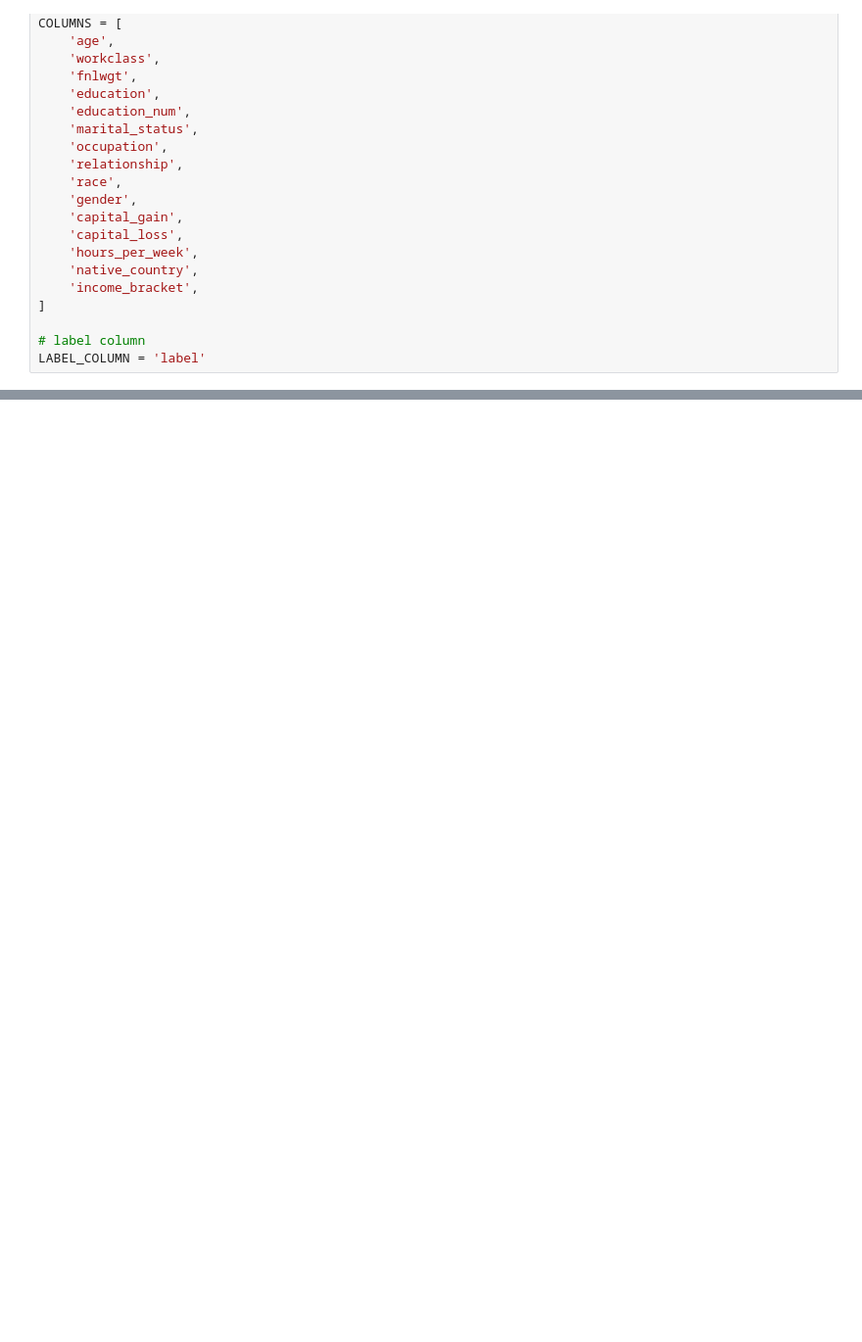
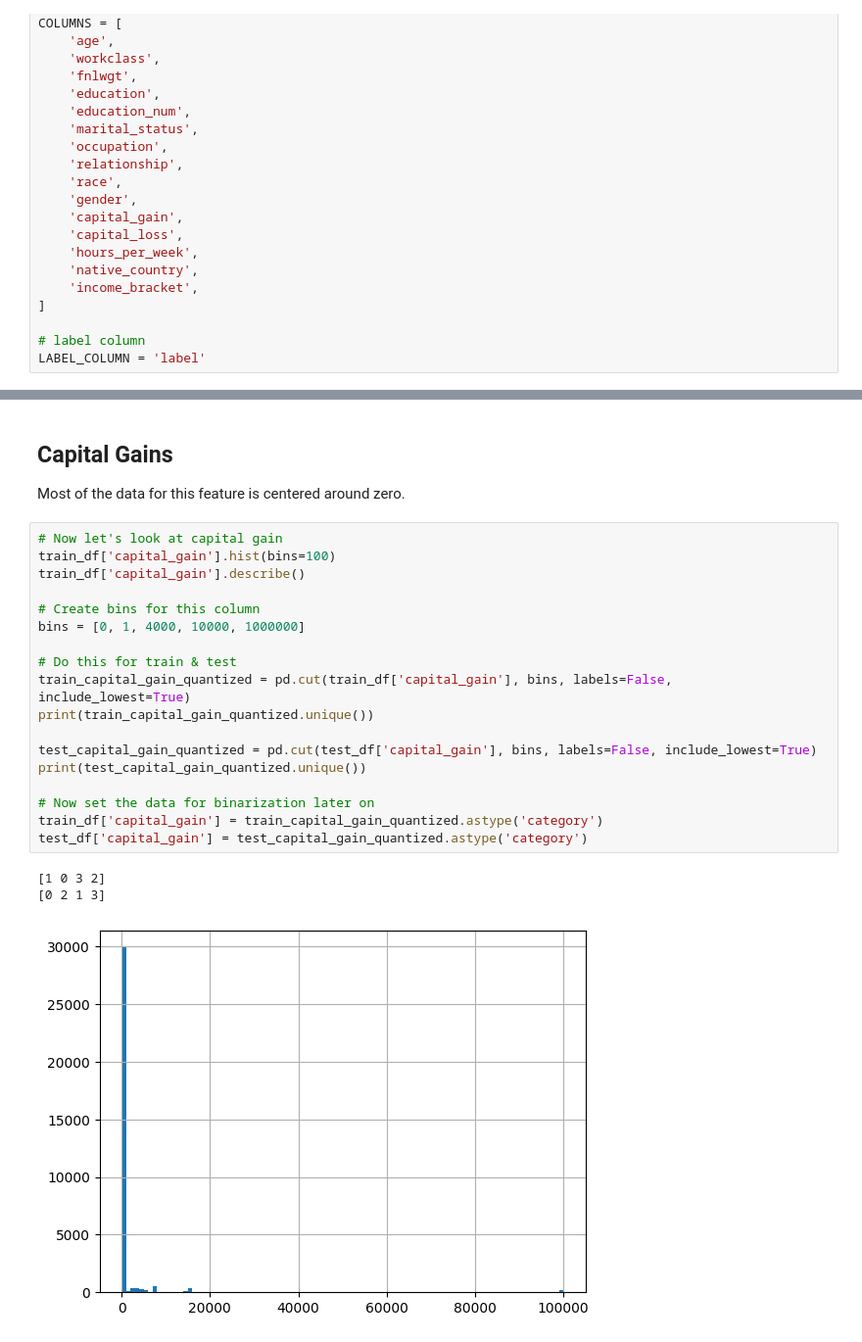
Before and after one commit to sun-umn/Constrained-Deep-Learning-Survey, a Jupyter notebook: notebooks/Adult-Dataset.ipynb, the cells around one changed output, grey strips where cells are left out. Shown at 98% size. Cells and saved outputs as stored; diff of their text form; blank space fills up the shorter version.

```diff
--- a/notebooks/Adult-Dataset.ipynb
+++ b/notebooks/Adult-Dataset.ipynb
@@ -80,0 +200,26 @@ train_df['race'].value_counts().sort_values().plot(kind='barh')
+# %% [markdown]
+## Capital Gains
+
+Most of the data for this feature is centered around zero.
+# %%
+# Now let's look at capital gain
+train_df['capital_gain'].hist(bins=100)
+train_df['capital_gain'].describe()
+
+# Create bins for this column
+bins = [0, 1, 4000, 10000, 1000000]
+
+# Do this for train & test
+train_capital_gain_quantized = pd.cut(train_df['capital_gain'], bins, labels=False, include_lowest=True)
+print(train_capital_gain_quantized.unique())
+
+test_capital_gain_quantized = pd.cut(test_df['capital_gain'], bins, labels=False, include_lowest=True)
+print(test_capital_gain_quantized.unique())
+
+# Now set the data for binarization later on
+train_df['capital_gain'] = train_capital_gain_quantized.astype('category')
+test_df['capital_gain'] = test_capital_gain_quantized.astype('category')
+# %% [output]
+[1 0 3 2]
+[0 2 1 3]
+[figure, added]
```
Also changed, not shown: parts of 26 cells of this notebook, 8 other files.
